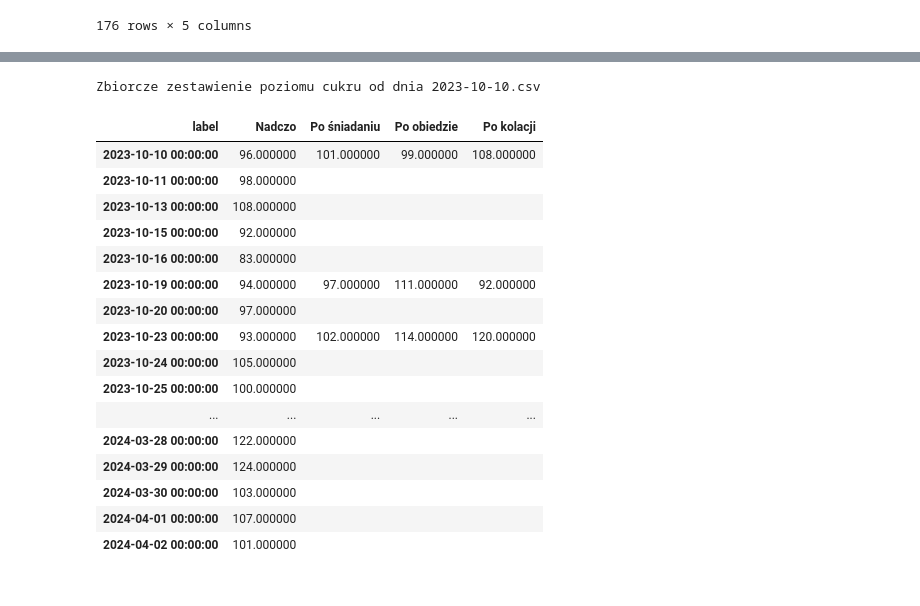
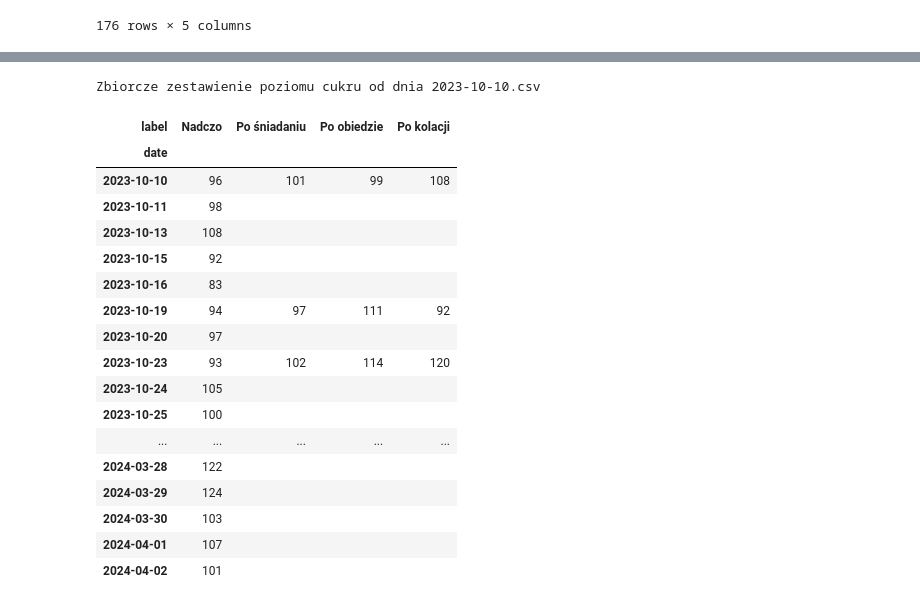
Before and after one commit to MaxKuzaj13/accu_check_instant_glucose_dataframe, a Jupyter notebook: Accu_check_instant_glucose_dataframe.ipynb, the cells around one changed output, grey strips where cells are left out. Drawn from its saved outputs; the diff is of its cells as text; code cells hidden in the pictures.

```diff
--- a/Accu_check_instant_glucose_dataframe.ipynb
+++ b/Accu_check_instant_glucose_dataframe.ipynb
@@ -344,32 +341,36 @@ pivot_table
 116 rows × 4 columns
-# %%
-# Styled table
-styled_table = pivot_table.style\
-    .set_table_styles([{'selector': 'th', 'props': [('text-align', 'center')]}])\
-    .set_caption(output_name)\
-    .format({'date': '{:%Y-%m-%d}'})
-
-
-styled_table.index.name = None  # hide index name
-styled_table
-
-# TODO add descriptions and improve the visual side of the printout + README.md
-# %% [output]
-Zbiorcze zestawienie poziomu cukru od dnia 2023-10-10.csv
-| label | Nadczo | Po śniadaniu | Po obiedzie | Po kolacji |
-| 2023-10-10 00:00:00 | 96.000000 | 101.000000 | 99.000000 | 108.000000 |
-| 2023-10-11 00:00:00 | 98.000000 |  |  |  |
-| 2023-10-13 00:00:00 | 108.000000 |  |  |  |
-| 2023-10-15 00:00:00 | 92.000000 |  |  |  |
-| 2023-10-16 00:00:00 | 83.000000 |  |  |  |
-| 2023-10-19 00:00:00 | 94.000000 | 97.000000 | 111.000000 | 92.000000 |
-| 2023-10-20 00:00:00 | 97.000000 |  |  |  |
-| 2023-10-23 00:00:00 | 93.000000 | 102.000000 | 114.000000 | 120.000000 |
-| 2023-10-24 00:00:00 | 105.000000 |  |  |  |
-| 2023-10-25 00:00:00 | 100.000000 |  |  |  |
-| ... | ... | ... | ... | ... |
-| 2024-03-28 00:00:00 | 122.000000 |  |  |  |
-| 2024-03-29 00:00:00 | 124.000000 |  |  |  |
-| 2024-03-30 00:00:00 | 103.000000 |  |  |  |
-| 2024-04-01 00:00:00 | 107.000000 |  |  |  |
-| 2024-04-02 00:00:00 | 101.000000 |  |  |  |
+# %%
+# Styled table
+# set data as %Y-%m-%d format
+pivot_table.index = pd.to_datetime(pivot_table.index).strftime('%Y-%m-%d').str[:10]
+
+# Round sugar to integer or put empty string
+styled_table = pivot_table.style\
+    .format({col: lambda x: f"{int(x):.0f}" if not pd.isna(x) else '' for col in pivot_table.columns})\
+    .set_table_styles([{'selector': 'th', 'props': [('text-align', 'center')]}])\
+    .set_caption(output_name)\
+    .set_properties(**{'color': 'black',                 # Kolor czcionki
+                       'border-color': 'white'})        # Kolor obramowania
+
+# Dodanie gradientu tła
+styled_table.background_gradient(cmap='Blues', axis=None)
+# %% [output]
+Zbiorcze zestawienie poziomu cukru od dnia 2023-10-10.csv
+| label | Nadczo | Po śniadaniu | Po obiedzie | Po kolacji |
+| date |  |  |  |  |
+| 2023-10-10 | 96 | 101 | 99 | 108 |
+| 2023-10-11 | 98 |  |  |  |
+| 2023-10-13 | 108 |  |  |  |
+| 2023-10-15 | 92 |  |  |  |
+| 2023-10-16 | 83 |  |  |  |
+| 2023-10-19 | 94 | 97 | 111 | 92 |
+| 2023-10-20 | 97 |  |  |  |
+| 2023-10-23 | 93 | 102 | 114 | 120 |
+| 2023-10-24 | 105 |  |  |  |
+| 2023-10-25 | 100 |  |  |  |
+| ... | ... | ... | ... | ... |
+| 2024-03-28 | 122 |  |  |  |
+| 2024-03-29 | 124 |  |  |  |
+| 2024-03-30 | 103 |  |  |  |
+| 2024-04-01 | 107 |  |  |  |
+| 2024-04-02 | 101 |  |  |  |
```
Also changed, not shown: parts of 1 cell of this notebook, 1 other file.
